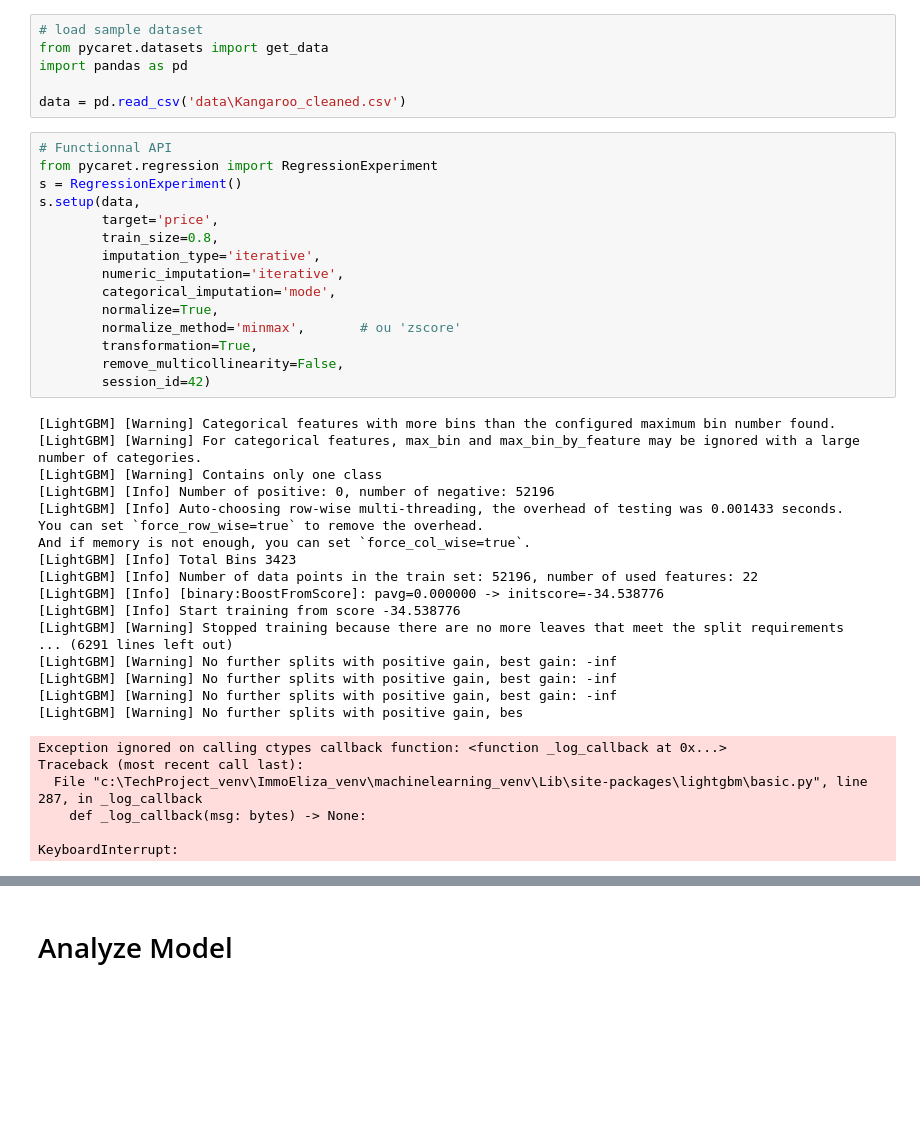
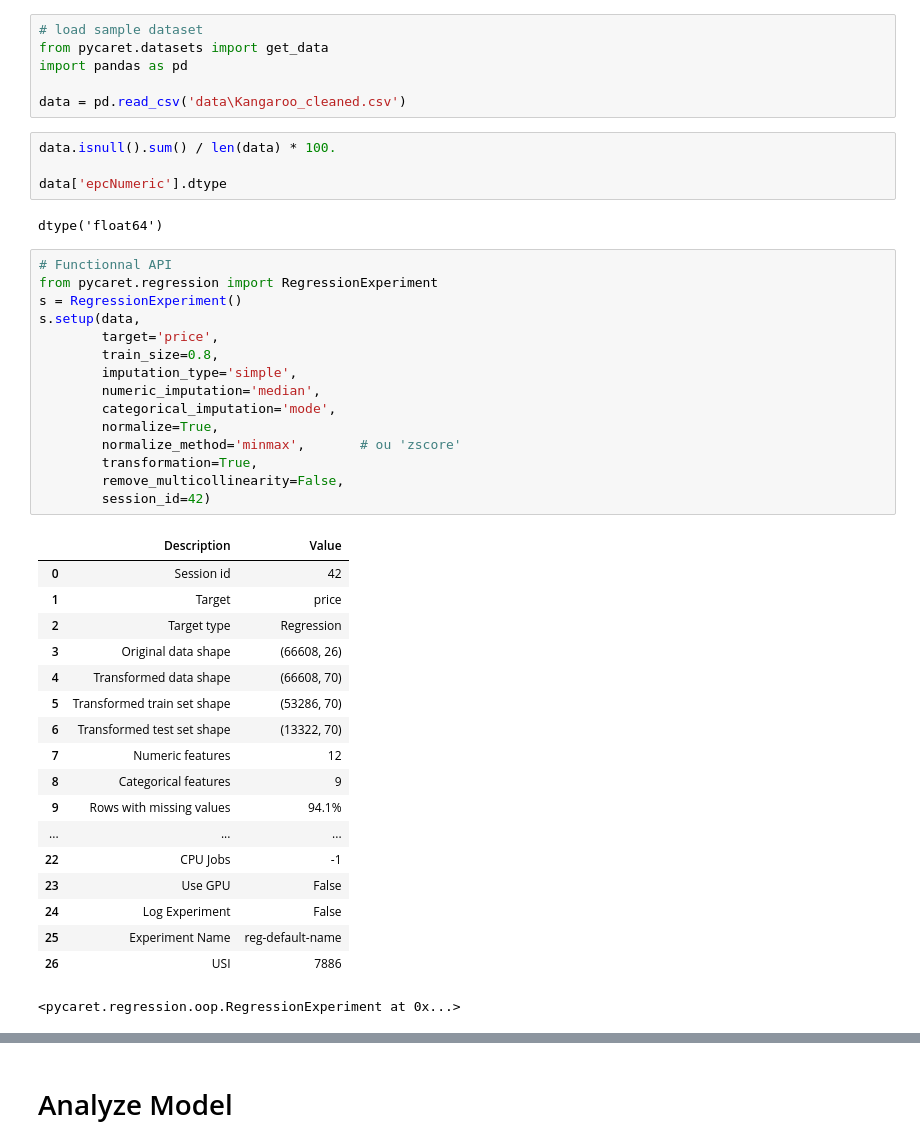
Before and after one commit to becodeorg/immo-eliza-machine-learning-Linwe-e, a Jupyter notebook: test_setup_pipeline.ipynb, the cells around one changed output, grey strips where cells are left out. Cells and saved outputs as stored; diff of their text form; blank space fills up the shorter version.

Commit message:
Finish data preprocess and save pipeline

```diff
--- a/test_setup_pipeline.ipynb
+++ b/test_setup_pipeline.ipynb
@@ -26,42 +26,43 @@ from pycaret.datasets import get_data
 import pandas as pd
 
 data = pd.read_csv('data\Kangaroo_cleaned.csv')
+# %%
+data.isnull().sum() / len(data) * 100.
+
+data['epcNumeric'].dtype
+# %% [output]
+dtype('float64')
 # %%
 # Functionnal API
 from pycaret.regression import RegressionExperiment
 s = RegressionExperiment()
 s.setup(data,
         target='price',
         train_size=0.8,
-        imputation_type='iterative',
-        numeric_imputation='iterative',
+        imputation_type='simple',
+        numeric_imputation='median',
         categorical_imputation='mode',
         normalize=True,
         normalize_method='minmax',       # ou 'zscore'
         transformation=True,
         remove_multicollinearity=False,
         session_id=42)
 # %% [output]
+|  | Description | Value |
+| 0 | Session id | 42 |
+| 1 | Target | price |
+| 2 | Target type | Regression |
+| 3 | Original data shape | (66608, 26) |
+| 4 | Transformed data shape | (66608, 70) |
+| 5 | Transformed train set shape | (53286, 70) |
+| 6 | Transformed test set shape | (13322, 70) |
+| 7 | Numeric features | 12 |
+| 8 | Categorical features | 9 |
+| 9 | Rows with missing values | 94.1% |
+| ... | ... | ... |
+| 22 | CPU Jobs | -1 |
+| 23 | Use GPU | False |
+| 24 | Log Experiment | False |
+| 25 | Experiment Name | reg-default-name |
+| 26 | USI | 7886 |
-[LightGBM] [Warning] Categorical features with more bins than the configured maximum bin number found.
-[LightGBM] [Warning] For categorical features, max_bin and max_bin_by_feature may be ignored with a large number of categories.
-[LightGBM] [Warning] Contains only one class
-[LightGBM] [Info] Number of positive: 0, number of negative: 52196
-[LightGBM] [Info] Auto-choosing row-wise multi-threading, the overhead of testing was 0.001433 seconds.
-You can set `force_row_wise=true` to remove the overhead.
-And if memory is not enough, you can set `force_col_wise=true`.
-[LightGBM] [Info] Total Bins 3423
-[LightGBM] [Info] Number of data points in the train set: 52196, number of used features: 22
-[LightGBM] [Info] [binary:BoostFromScore]: pavg=0.000000 -> initscore=-34.538776
-[LightGBM] [Info] Start training from score -34.538776
-[LightGBM] [Warning] Stopped training because there are no more leaves that meet the split requirements
-... (6291 lines left out)
-[LightGBM] [Warning] No further splits with positive gain, best gain: -inf
-[LightGBM] [Warning] No further splits with positive gain, best gain: -inf
-[LightGBM] [Warning] No further splits with positive gain, best gain: -inf
-[LightGBM] [Warning] No further splits with positive gain, bes
+<pycaret.regression.oop.RegressionExperiment at 0x...>
-Exception ignored on calling ctypes callback function: <function _log_callback at 0x...>
-Traceback (most recent call last):
-  File "c:\TechProject_venv\ImmoEliza_venv\machinelearning_venv\Lib\site-packages\lightgbm\basic.py", line 287, in _log_callback
-    def _log_callback(msg: bytes) -> None:
-
-KeyboardInterrupt:
```
Also changed, not shown: parts of 7 cells of this notebook, 3 other files.
